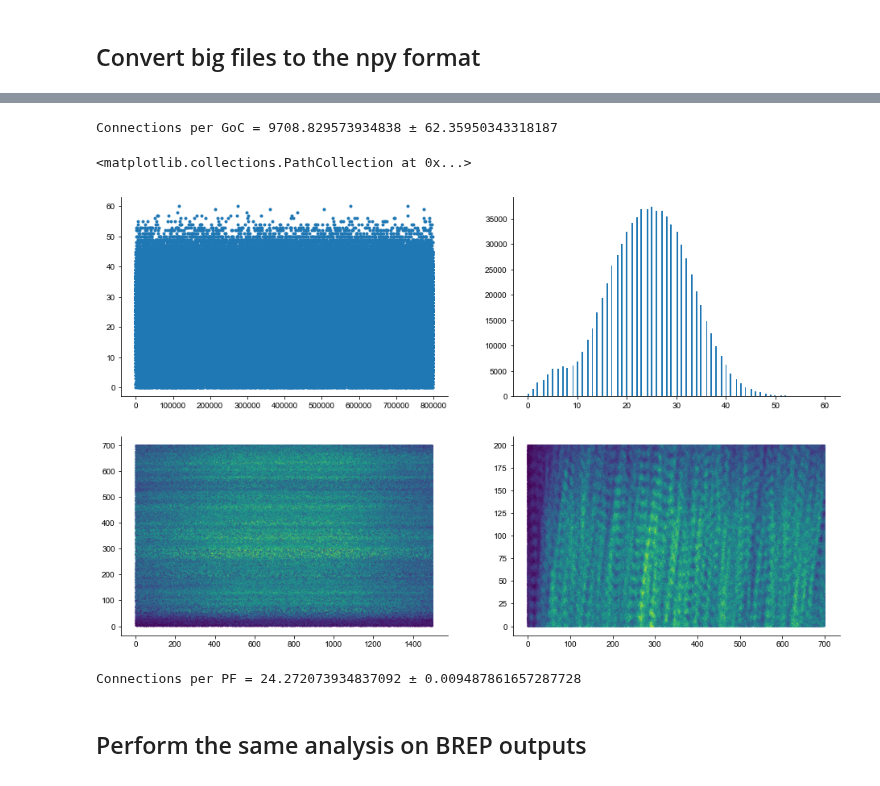
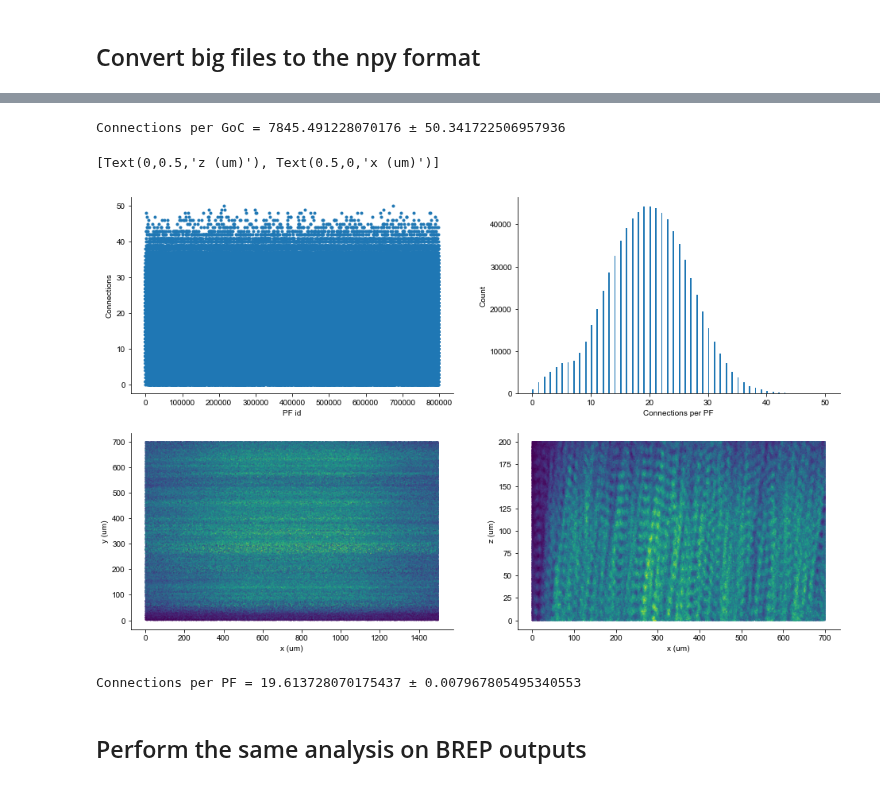
Before and after one commit to CNS-OIST/pycabnn, a Jupyter notebook: For_Sungho/Check_PF_connections.ipynb, the cells around one changed output, grey strips where cells are left out. Cells and saved outputs as stored; diff of their text form; code cells hidden in the pictures.

```diff
--- a/For_Sungho/Check_PF_connections.ipynb
+++ b/For_Sungho/Check_PF_connections.ipynb
@@ -180,5 +184,5 @@ np.save(output_path.parent / 'AAtoGoCtargets.npy', tgt)
 # %%
-output_path = Path('/Users/shhong/Dropbox/network_data/output_ines')
+output_path = Path('/Users/shhong/Dropbox/network_data/output_ines_2')
 
 srcs = np.load(output_path / 'PFtoGoCsources.npy')
 tgts = np.load(output_path / 'PFtoGoCtargets.npy')
@@ -240,20 +244,24 @@ ax[1,1].scatter(gocxy[:,1], gocxy[:,2], 50, cons_per_goc, '.')
 # %%
 print("Connections per GoC = {} ± {}".format(np.mean(cons_per_goc), np.std(cons_per_goc)/np.sqrt(cons_per_goc.size)))
 # %% [output]
-Connections per GoC = 9708.829573934838 ± 62.35950343318187
+Connections per GoC = 7845.491228070176 ± 50.341722506957936
 # %%
 fig, ax = plt.subplots(ncols=2, nrows=2, figsize=(16, 10))
 ax[0,0].plot(cons_per_pf, '.')
-_ = ax[0,1].hist(cons_per_pf,200)
-ax[1,0].scatter(grcxy[:,0], grcxy[:,1], 0.5, cons_per_pf, '.')
-ax[1,1].scatter(grcxy[:,1], grcxy[:,2], 0.5, cons_per_pf, '.')
+ax[0,0].set(xlabel="PF id", ylabel='Connections')
+ax[0,1].set(xlabel="Connections per PF", ylabel='Count')
+_ = ax[0,1].hist(cons_per_pf, 200)
+ax[1,0].scatter(grcxy[:,0], grcxy[:,1], 0.25, cons_per_pf, '.')
+ax[1,0].set(xlabel="x (um)", ylabel="y (um)")
+ax[1,1].scatter(grcxy[:,1], grcxy[:,2], 0.25, cons_per_pf, '.')
+ax[1,1].set(xlabel="x (um)", ylabel="z (um)")
 # %% [output]
-<matplotlib.collections.PathCollection at 0x...>
+[Text(0,0.5,'z (um)'), Text(0.5,0,'x (um)')]
-[figure, old version]
+[figure, new version]
 # %%
 print("Connections per PF = {} ± {}".format(np.mean(cons_per_pf), np.std(cons_per_pf)/np.sqrt(cons_per_pf.size)))
 # %% [output]
-Connections per PF = 24.272073934837092 ± 0.009487861657287728
+Connections per PF = 19.613728070175437 ± 0.007967805495340553
 # %% [markdown]
 ## Perform the same analysis on BREP outputs
 # %%
```
Also changed, not shown: parts of 20 cells of this notebook, 13 other files.
